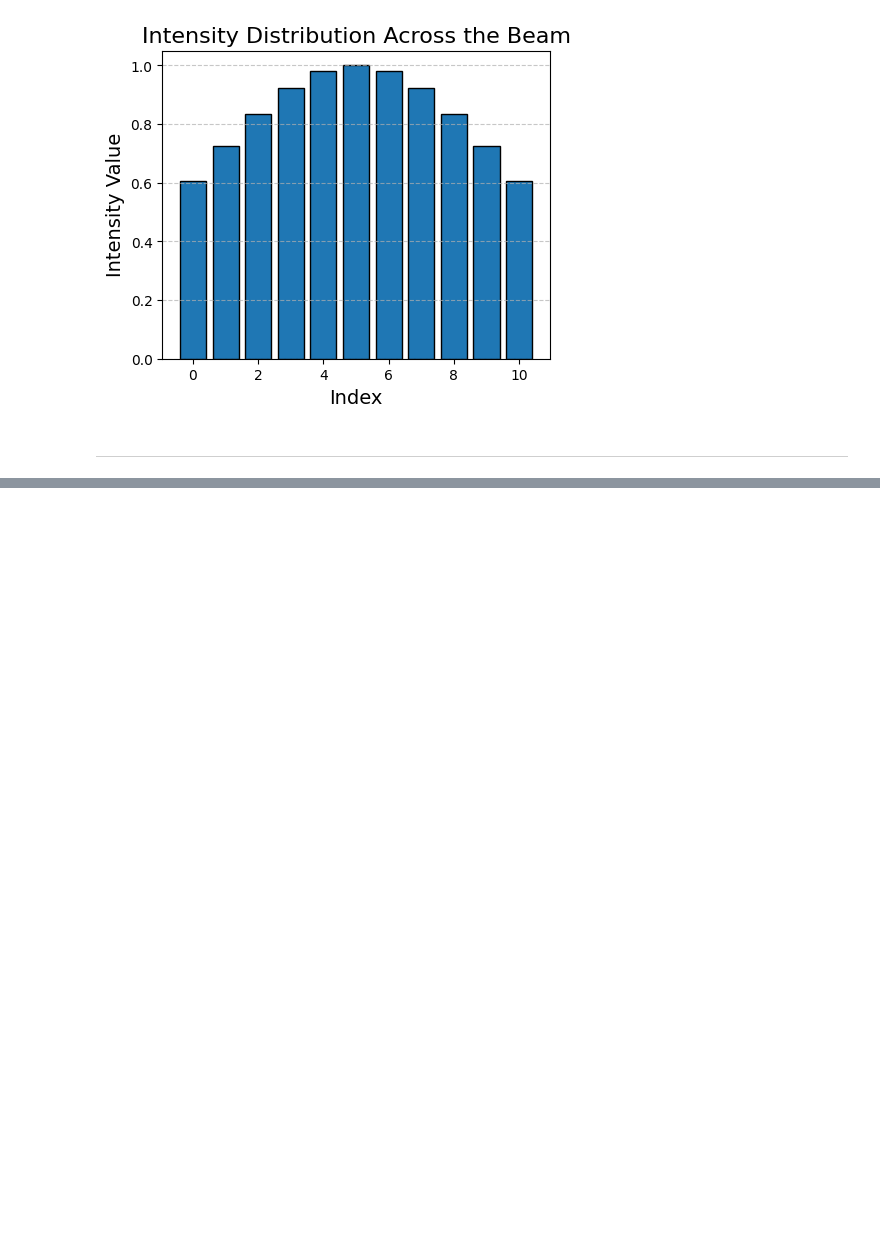
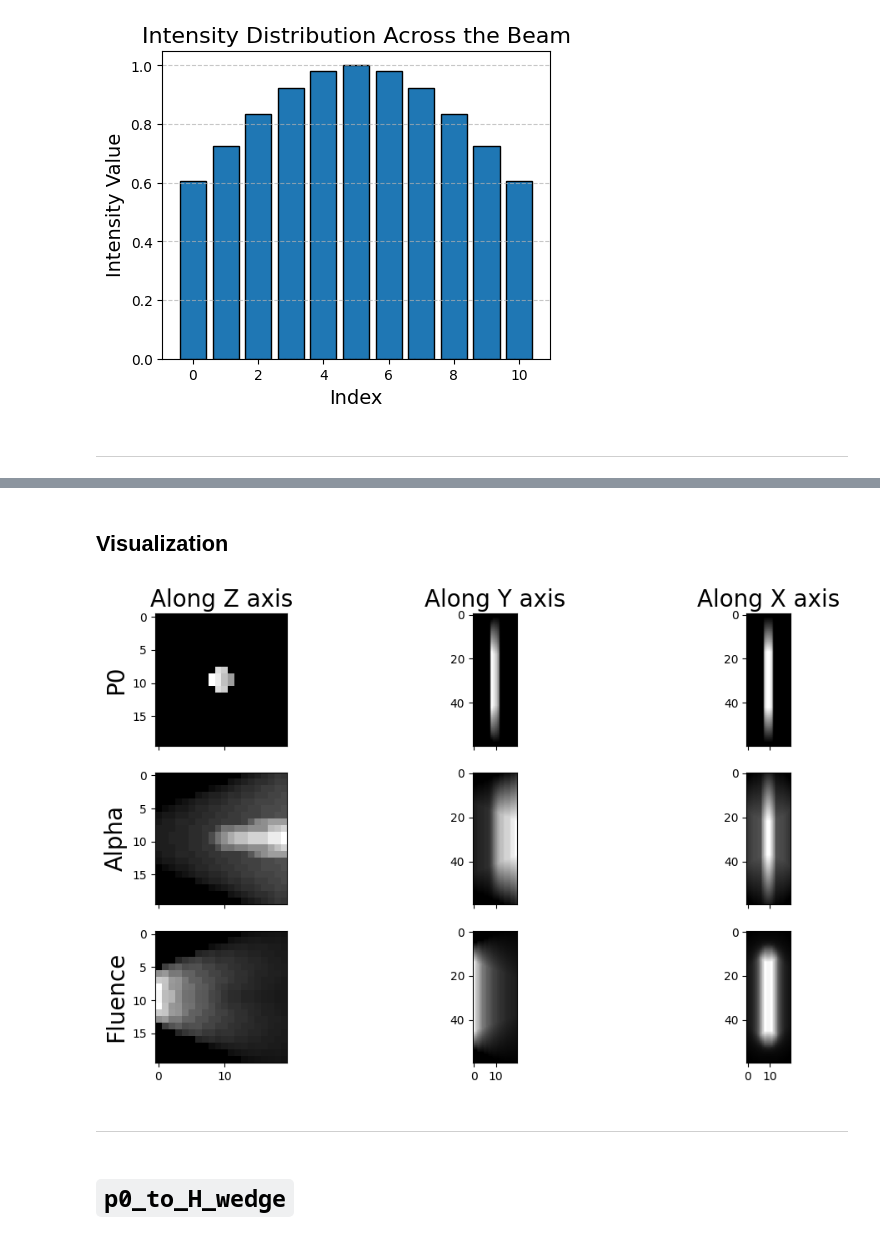
Before and after one commit to TTXY0/BeerLawPhotonModel, a Jupyter notebook: README.ipynb, the cells around one changed output, grey strips where cells are left out. Cells and saved outputs as stored; diff of their text form; code cells hidden in the pictures; blank space fills up the shorter version.

```diff
--- a/README.ipynb
+++ b/README.ipynb
@@ -1030,0 +1301,33 @@ plt.show()
+# %% [markdown]
+## Visualization
+# %%
+# Visualize
+fig, ax = plt.subplots(3, 3, figsize=(12,7), sharex= True)
+ax[0,0].set_title("Along Z axis", fontsize = 20)
+ax[0,1].set_title("Along Y axis", fontsize = 20)
+ax[0,2].set_title("Along X axis", fontsize = 20)
+
+ax[0,0].imshow(np.max(P0, axis = 0), cmap = 'gray')
+ax[0,1].imshow(np.max(P0, axis = 1), cmap = 'gray')
+ax[0,2].imshow(np.max(P0, axis = 2), cmap = 'gray')
+
+ax[1,0].imshow(np.max(a, axis = 0), cmap = 'gray')
+ax[1,1].imshow(np.max(a, axis = 1), cmap = 'gray')
+ax[1,2].imshow(np.max(a, axis = 2), cmap = 'gray')
+
+ax[2,0].imshow(np.max(fluence, axis = 0), cmap = 'gray')
+ax[2,1].imshow(np.max(fluence, axis = 1), cmap = 'gray')
+ax[2,2].imshow(np.max(fluence, axis = 2), cmap = 'gray')
+
+ax[0,0].set_ylabel("P0", fontsize = 20)
+ax[1,0].set_ylabel("Alpha", fontsize = 20)
+ax[2,0].set_ylabel("Fluence", fontsize = 20)
+
+plt.show()
+# %% [output]
+[figure, added]
+# %% [markdown]
+---
+# %% [markdown]
+<a id="p0_to_H_wedge"></a>
+# `p0_to_H_wedge`
```
Also changed, not shown: parts of 45 cells of this notebook.
